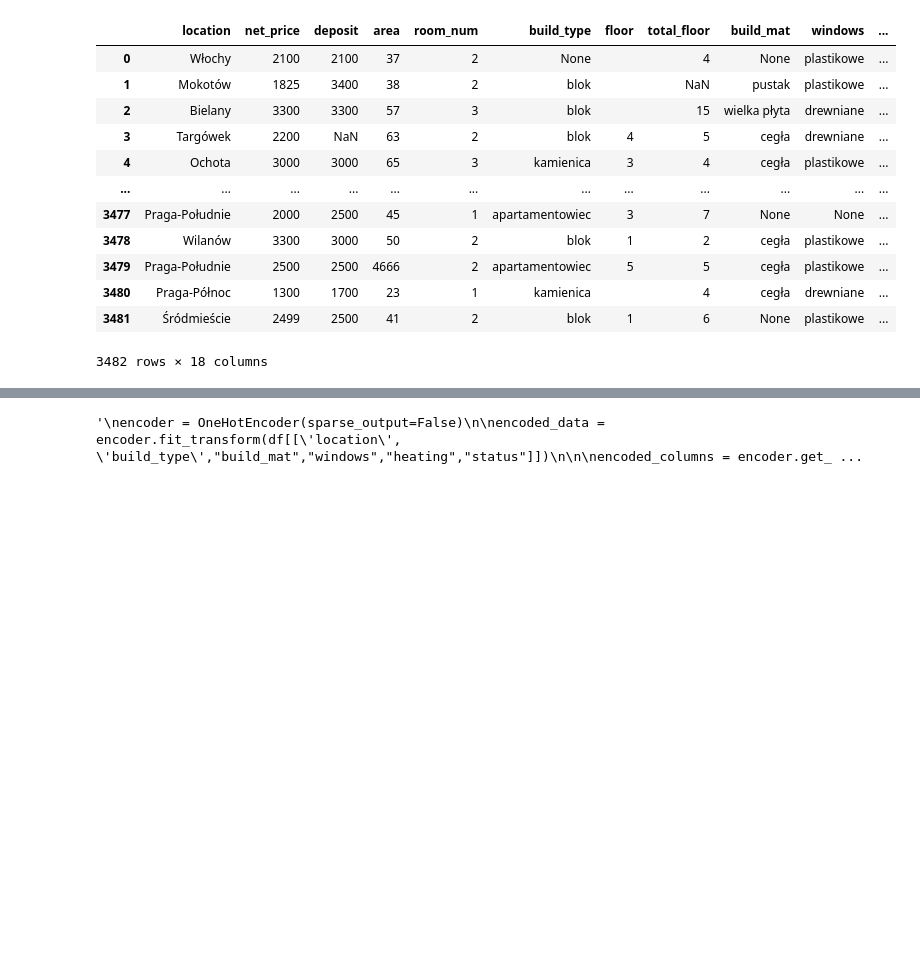
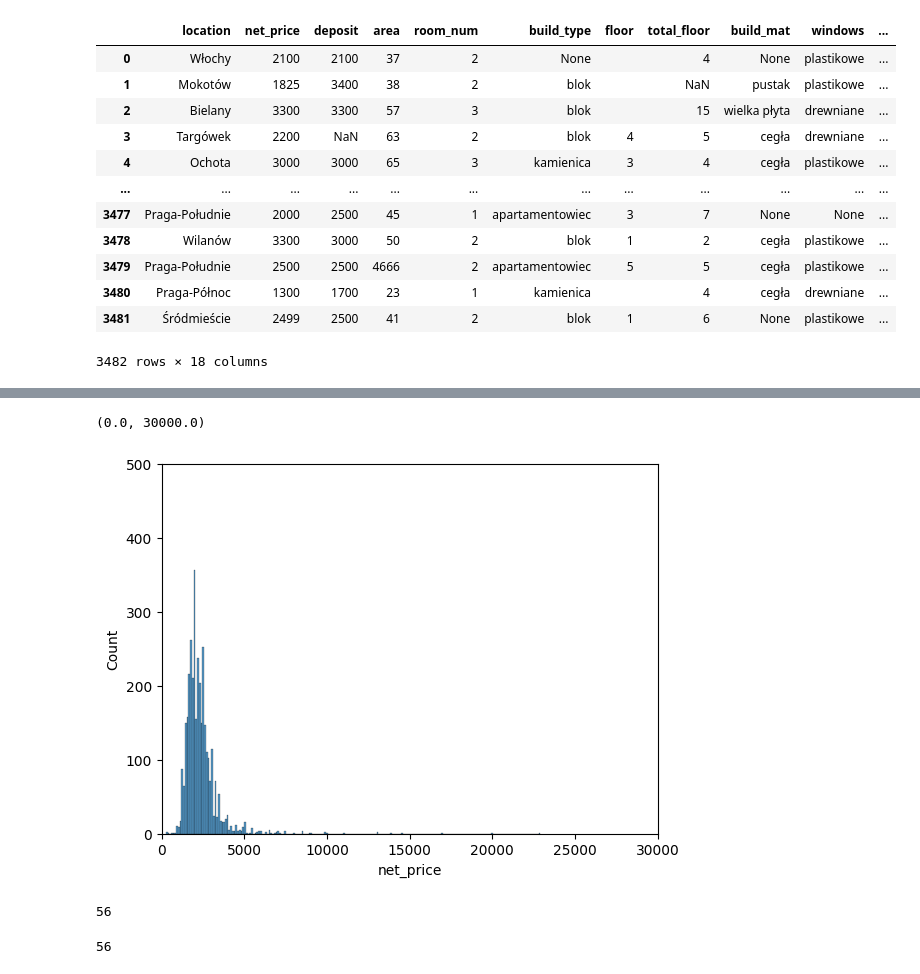
Before and after one commit to filki/Kaggle_Warsaw_rent_prices, a Jupyter notebook: starter.ipynb, the cells around one changed output, grey strips where cells are left out. Cells and saved outputs as stored; diff of their text form; code cells hidden in the pictures; blank space fills up the shorter version.

```diff
--- a/starter.ipynb
+++ b/starter.ipynb
@@ -373,5 +416,8 @@ imputer = KNNImputer(n_neighbors=3)
 # %%
-#sns.histplot(data = final_df_imputed, x = "net_price")
-#plt.ylim(0, 500)
-#plt.xlim(0,30000)
+sns.histplot(data = df_imp_final, x = "net_price")
+plt.ylim(0, 500)
+plt.xlim(0,30000)
+# %% [output]
+(0.0, 30000.0)
+[figure, added]
 # %%
@@ -381,28 +425,10 @@ imputer = KNNImputer(n_neighbors=3)
-# %%
-'''
-encoder = OneHotEncoder(sparse_output=False)
-
-encoded_data = encoder.fit_transform(df[['location', 'build_type',"build_mat","windows","heating","status"]])
-
-
-encoded_columns = encoder.get_feature_names_out(['location', 'build_type', 'build_mat', 'windows', 'heating', 'status'])
-encoded_df = pd.DataFrame(encoded_data, columns=encoded_columns)
-
-
-encoded_df.index = df.index
-
-
-df_dropped = df.drop(columns=['location', 'build_type', 'build_mat', 'windows', 'heating', 'status'])
-
-
-final_df = pd.concat([df_dropped, encoded_df], axis=1)
-
-a
-final_df.head()
-'''
-# %% [output]
-'\nencoder = OneHotEncoder(sparse_output=False)\n\nencoded_data = encoder.fit_transform(df[[\'location\', \'build_type\',"build_mat","windows","heating","status"]])\n\n\nencoded_columns = encoder.get_ ...
+# %%
+count_price
+# %% [output]
+56
 # %%
-#count_price_df = final_df_imputed[final_df_imputed['net_price'] > 5000]
-#count_price
+count_price_df = df_imp_final[df_imp_final['net_price'] > 5000]
+count_price
+# %% [output]
+56
 # %%
```
Also changed, not shown: parts of 46 cells of this notebook.
